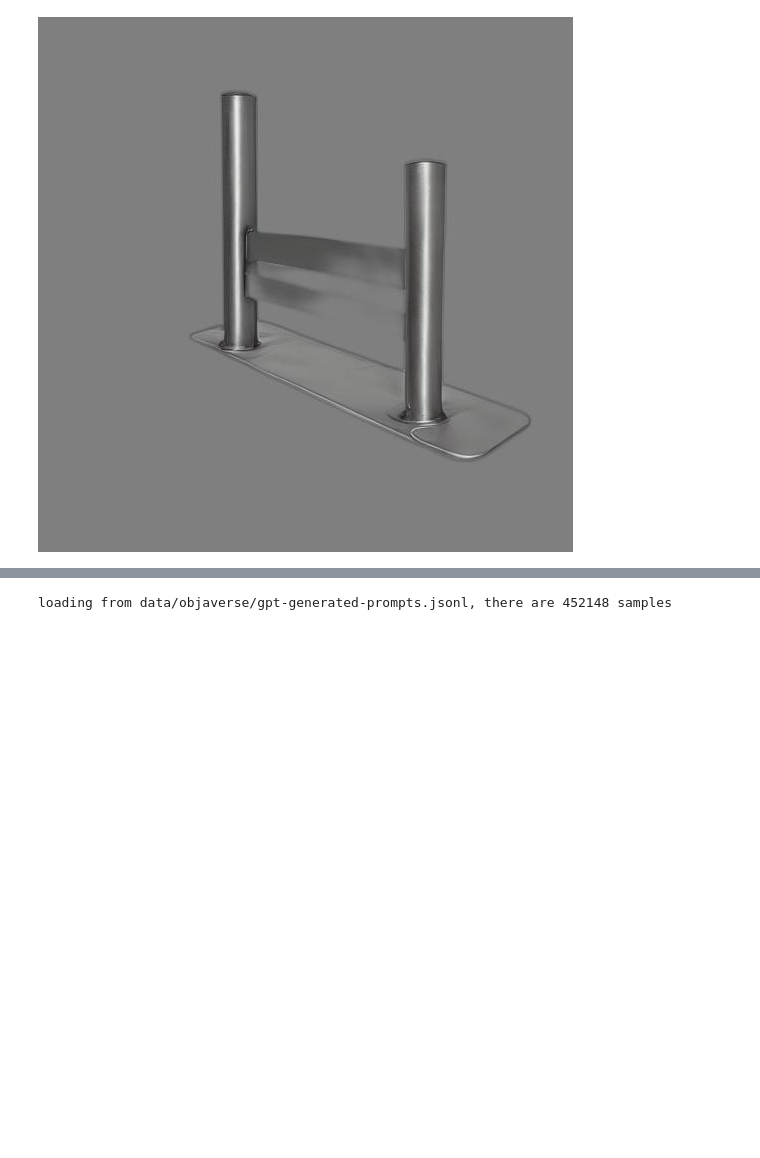
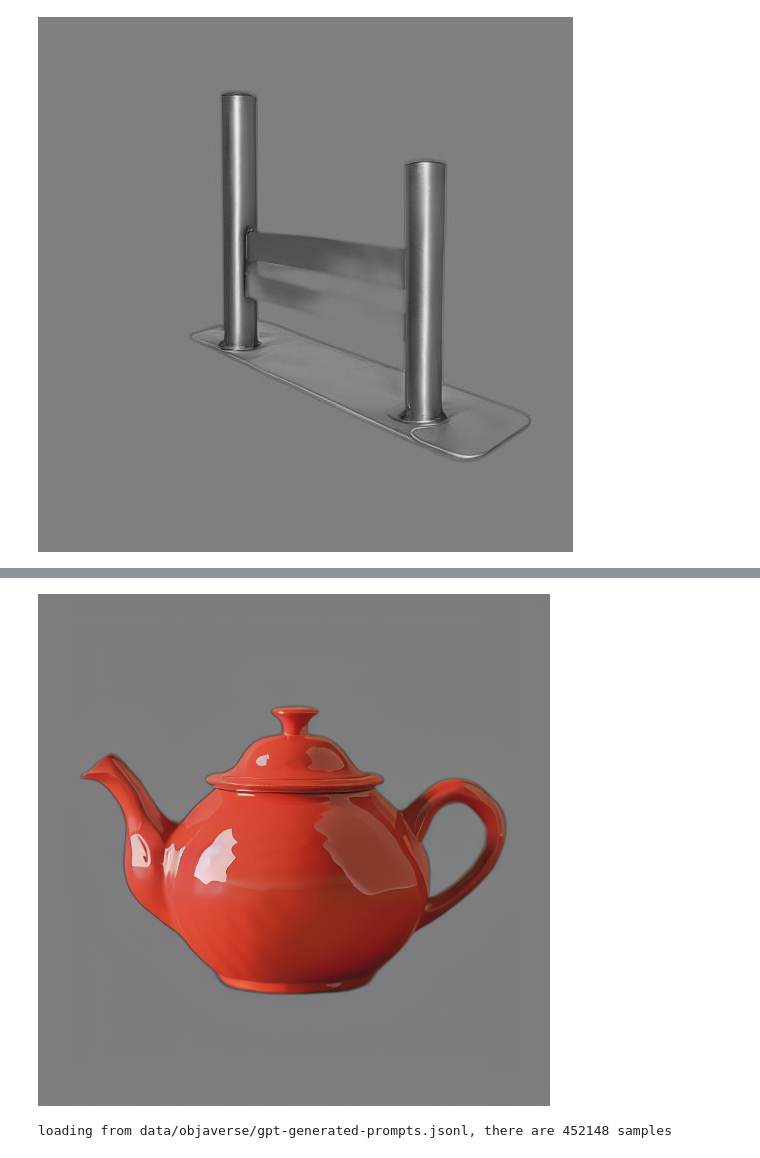
Before and after one commit to Youlixiya/instruct_tri2tri, a Jupyter notebook: test.ipynb, the cells around one changed output, grey strips where cells are left out. Saved outputs shown, nothing was run; the diff lists cells and outputs as text; code cells hidden in the pictures; blank space fills up the shorter version.

```diff
--- a/test.ipynb
+++ b/test.ipynb
@@ -244,0 +302,2 @@ image1
+# %%
+image2 = image.resize((512, 512))
@@ -244,0 +314,3 @@ image1
+# %%
+with torch.no_grad():
+    encode_out = pipe.vae.encode(image_pt.half().to('cuda:2'))
@@ -245,3 +321,12 @@ image1
+# %%
+with torch.no_grad():
+    encode_out = pipe.vae.encode(image_pt.half().to('cuda:2'))
+with torch.no_grad():
+    decode_out = pipe.vae.decode(encode_out.latent_dist.mode(), return_dict=False)[0]
+# %%
+pipe.image_processor.postprocess(decode_out)[0]
+# %% [output]
+[figure, added]
 # %%
 from instruct_tri2tri.tinyllama_ft.train.finetune import read_jsonl
 
```
Also changed, not shown: parts of 20 cells of this notebook, 18 other files.
